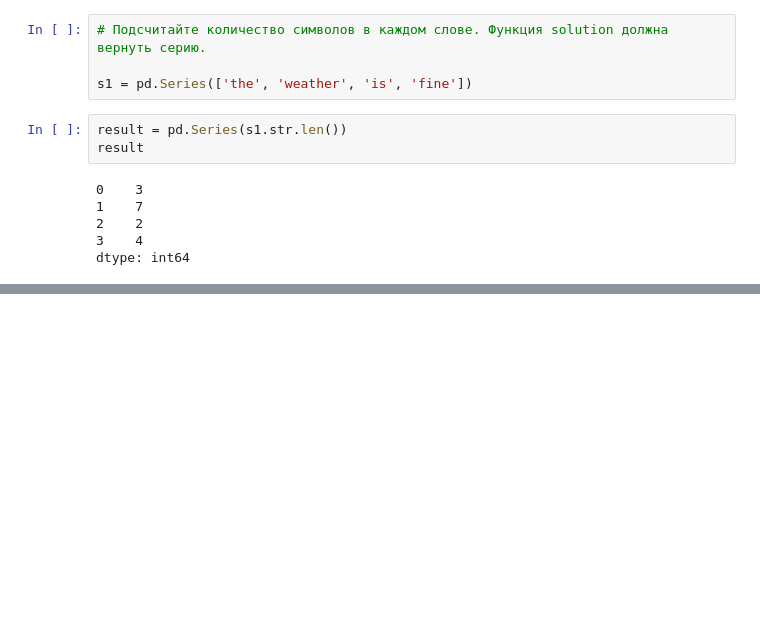
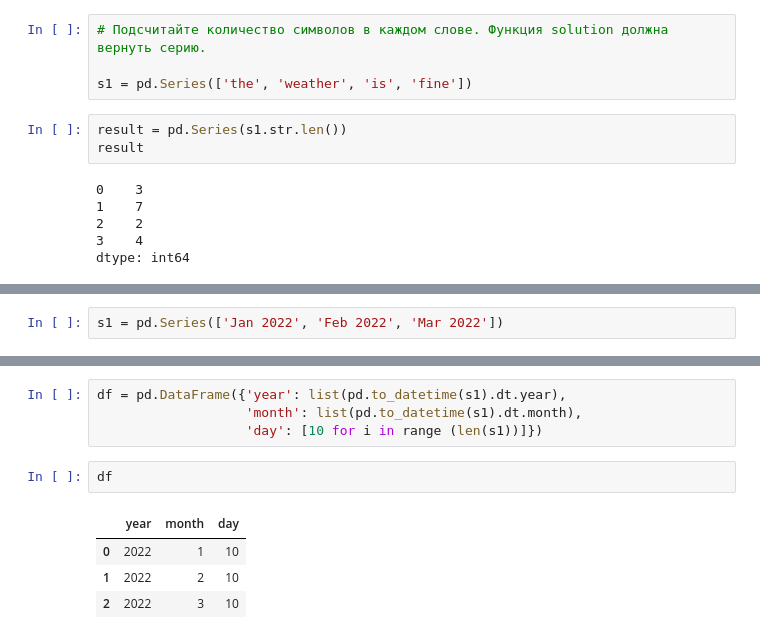
Before and after one commit to kroninam/My_notes_for_Pandas, a Jupyter notebook: 013_Pandas_practice_solving_simple_problems.ipynb, the cells around one changed output, grey strips where cells are left out. Saved outputs shown, nothing was run; the diff lists cells and outputs as text; blank space fills up the shorter version.

```diff
--- a/013_Pandas_practice_solving_simple_problems.ipynb
+++ b/013_Pandas_practice_solving_simple_problems.ipynb
@@ -660,0 +686,2 @@ dtype: int64
+# %%
+s1 = pd.Series(['Jan 2022', 'Feb 2022', 'Mar 2022'])
@@ -660,0 +716,11 @@ dtype: int64
+# %%
+df = pd.DataFrame({'year': list(pd.to_datetime(s1).dt.year),
+                   'month': list(pd.to_datetime(s1).dt.month),
+                   'day': [10 for i in range (len(s1))]})
+# %%
+df
+# %% [output]
+|  | year | month | day |
+| 0 | 2022 | 1 | 10 |
+| 1 | 2022 | 2 | 10 |
+| 2 | 2022 | 3 | 10 |
```
Also changed, not shown: parts of 35 cells of this notebook.
